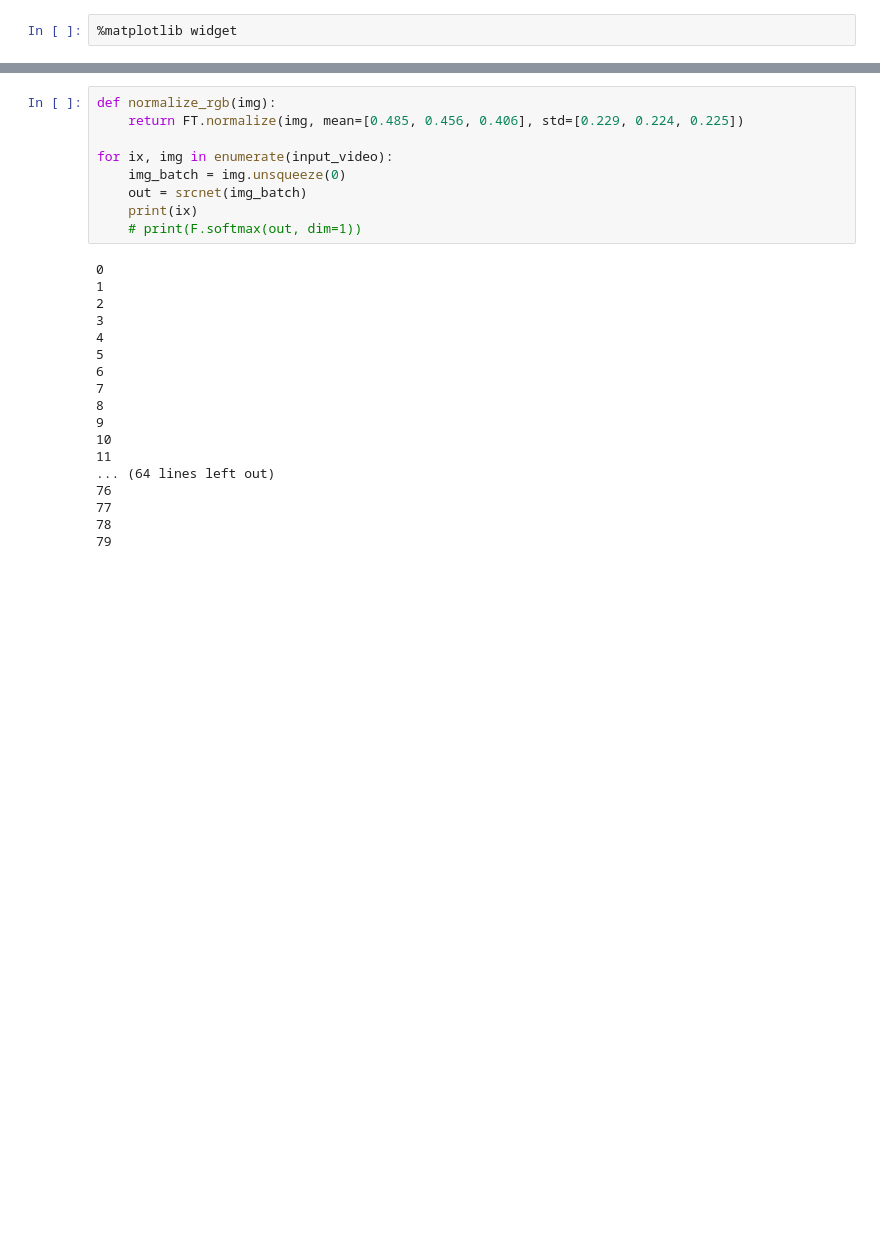
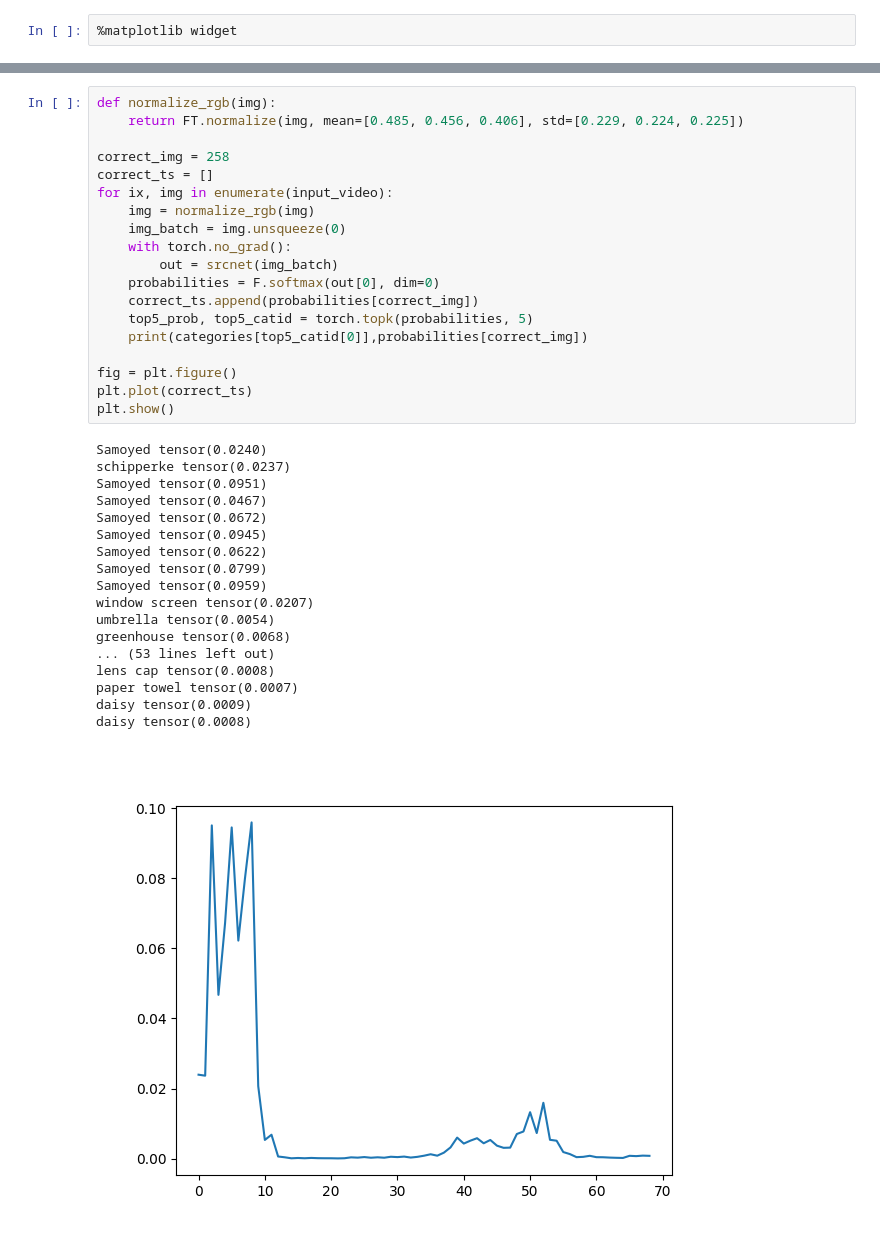
Before and after one commit to dgcnz/overfitting-net, a Jupyter notebook: notebooks/test.ipynb, the cells around one changed output, grey strips where cells are left out. Saved outputs shown, nothing was run; the diff lists cells and outputs as text; blank space fills up the shorter version.

```diff
--- a/notebooks/test.ipynb
+++ b/notebooks/test.ipynb
@@ -29,27 +33,38 @@ plt.show()
 # %%
 def normalize_rgb(img):
     return FT.normalize(img, mean=[0.485, 0.456, 0.406], std=[0.229, 0.224, 0.225])
 
+correct_img = 258
+correct_ts = []
 for ix, img in enumerate(input_video):
+    img = normalize_rgb(img)
     img_batch = img.unsqueeze(0)
-    out = srcnet(img_batch)
-    print(ix)
-    # print(F.softmax(out, dim=1))
+    with torch.no_grad():
+        out = srcnet(img_batch)
+    probabilities = F.softmax(out[0], dim=0)
+    correct_ts.append(probabilities[correct_img])
+    top5_prob, top5_catid = torch.topk(probabilities, 5)
+    print(categories[top5_catid[0]],probabilities[correct_img])
+
+fig = plt.figure()
+plt.plot(correct_ts)
+plt.show()
 # %% [output]
-0
-1
-2
-3
-4
-5
-6
-7
-8
-9
-10
-11
-... (64 lines left out)
-76
-77
-78
-79
+Samoyed tensor(0.0240)
+schipperke tensor(0.0237)
+Samoyed tensor(0.0951)
+Samoyed tensor(0.0467)
+Samoyed tensor(0.0672)
+Samoyed tensor(0.0945)
+Samoyed tensor(0.0622)
+Samoyed tensor(0.0799)
+Samoyed tensor(0.0959)
+window screen tensor(0.0207)
+umbrella tensor(0.0054)
+greenhouse tensor(0.0068)
+... (53 lines left out)
+lens cap tensor(0.0008)
+paper towel tensor(0.0007)
+daisy tensor(0.0009)
+daisy tensor(0.0008)
+[figure, added]
```
Also changed, not shown: parts of 8 cells of this notebook, 4 other files.
